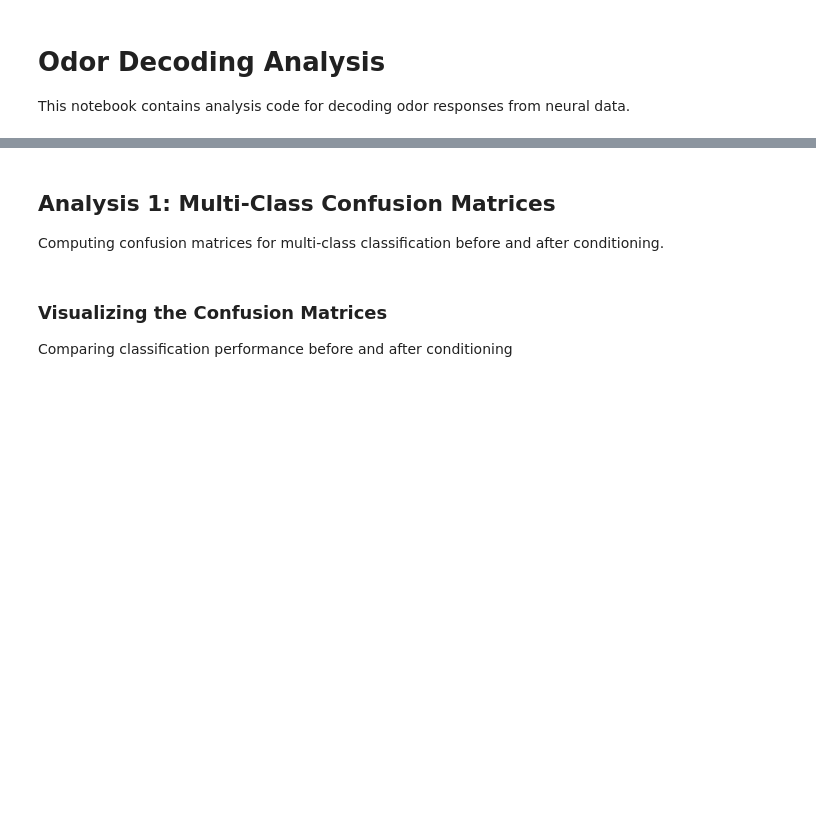
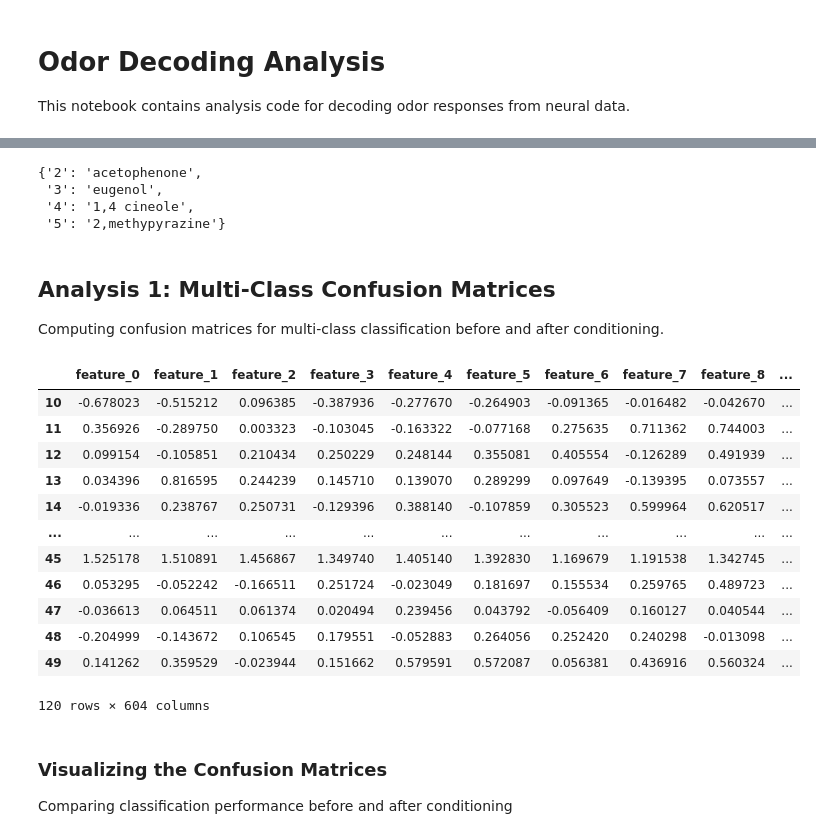
Before and after one commit to julie200388/vGlut2BF_odor_learning, a Jupyter notebook: python/odor_decoding.ipynb, the cells around one changed output, grey strips where cells are left out. Drawn from its saved outputs; the diff is of its cells as text; code cells hidden in the pictures; blank space fills up the shorter version.

```diff
--- a/python/odor_decoding.ipynb
+++ b/python/odor_decoding.ipynb
@@ -4,3 +4,22 @@
 
 
  This notebook contains analysis code for decoding odor responses from neural data.
+# %%
+import json
+
+# Load the original JSON file
+with open('odor_mapping.json', 'r') as file:
+    odors = json.load(file)
+# %%
+import json
+
+# Load the original JSON file
+with open('odor_mapping.json', 'r') as file:
+    odors = json.load(file)
+
+# Delete the odor with key '4' if it exists
+odors.pop('4', None)  # This avoids a KeyError if '4' doesn't exist
+
+# Save the updated dictionary back to the JSON file
+with open('odor_mapping.json', 'w') as file:
+    json.dump(odors, file, indent=4)
@@ -6,0 +30,7 @@
+# %%
+odors
+# %% [output]
+{'2': 'acetophenone',
+ '3': 'eugenol',
+ '4': '1,4 cineole',
+ '5': '2,methypyrazine'}
@@ -295,4 +339,33 @@ def binary_decoding_performance(data, rng_seed):
 
 
  Computing confusion matrices for multi-class classification before and after conditioning.
+# %%
+# Define data paths - NOTE: Adjust these paths to match your local directory structure
+data_path = pathlib.Path("/src/vGlut2BF_odor_learning/data")
+
+# Compute confusion matrix with multi-class classification before conditioning
+bf_data_dir = data_path / "Revision_bf2"
+bf_data = load_data(bf_data_dir)
+_, _, bf_true_labels, bf_pred_labels = multi_class_decoding_performance(
+    bf_data, rng_seed=0
+)
+bf_confusion_matrix = confusion_matrix(
+    bf_true_labels, bf_pred_labels, labels=bf_data.odor.cat.categories
+)
+# %%
+bf_data
+# %% [output]
+|  | feature_0 | feature_1 | feature_2 | feature_3 | feature_4 | feature_5 | feature_6 | feature_7 | feature_8 | ... |
+| 10 | -0.678023 | -0.515212 | 0.096385 | -0.387936 | -0.277670 | -0.264903 | -0.091365 | -0.016482 | -0.042670 | ... |
+| 11 | 0.356926 | -0.289750 | 0.003323 | -0.103045 | -0.163322 | -0.077168 | 0.275635 | 0.711362 | 0.744003 | ... |
+| 12 | 0.099154 | -0.105851 | 0.210434 | 0.250229 | 0.248144 | 0.355081 | 0.405554 | -0.126289 | 0.491939 | ... |
+| 13 | 0.034396 | 0.816595 | 0.244239 | 0.145710 | 0.139070 | 0.289299 | 0.097649 | -0.139395 | 0.073557 | ... |
+| 14 | -0.019336 | 0.238767 | 0.250731 | -0.129396 | 0.388140 | -0.107859 | 0.305523 | 0.599964 | 0.620517 | ... |
+| ... | ... | ... | ... | ... | ... | ... | ... | ... | ... | ... |
+| 45 | 1.525178 | 1.510891 | 1.456867 | 1.349740 | 1.405140 | 1.392830 | 1.169679 | 1.191538 | 1.342745 | ... |
+| 46 | 0.053295 | -0.052242 | -0.166511 | 0.251724 | -0.023049 | 0.181697 | 0.155534 | 0.259765 | 0.489723 | ... |
+| 47 | -0.036613 | 0.064511 | 0.061374 | 0.020494 | 0.239456 | 0.043792 | -0.056409 | 0.160127 | 0.040544 | ... |
+| 48 | -0.204999 | -0.143672 | 0.106545 | 0.179551 | -0.052883 | 0.264056 | 0.252420 | 0.240298 | -0.013098 | ... |
+| 49 | 0.141262 | 0.359529 | -0.023944 | 0.151662 | 0.579591 | 0.572087 | 0.056381 | 0.436916 | 0.560324 | ... |
+120 rows × 604 columns
 # %%
```
Also changed, not shown: parts of 12 cells of this notebook, 38 other files.
